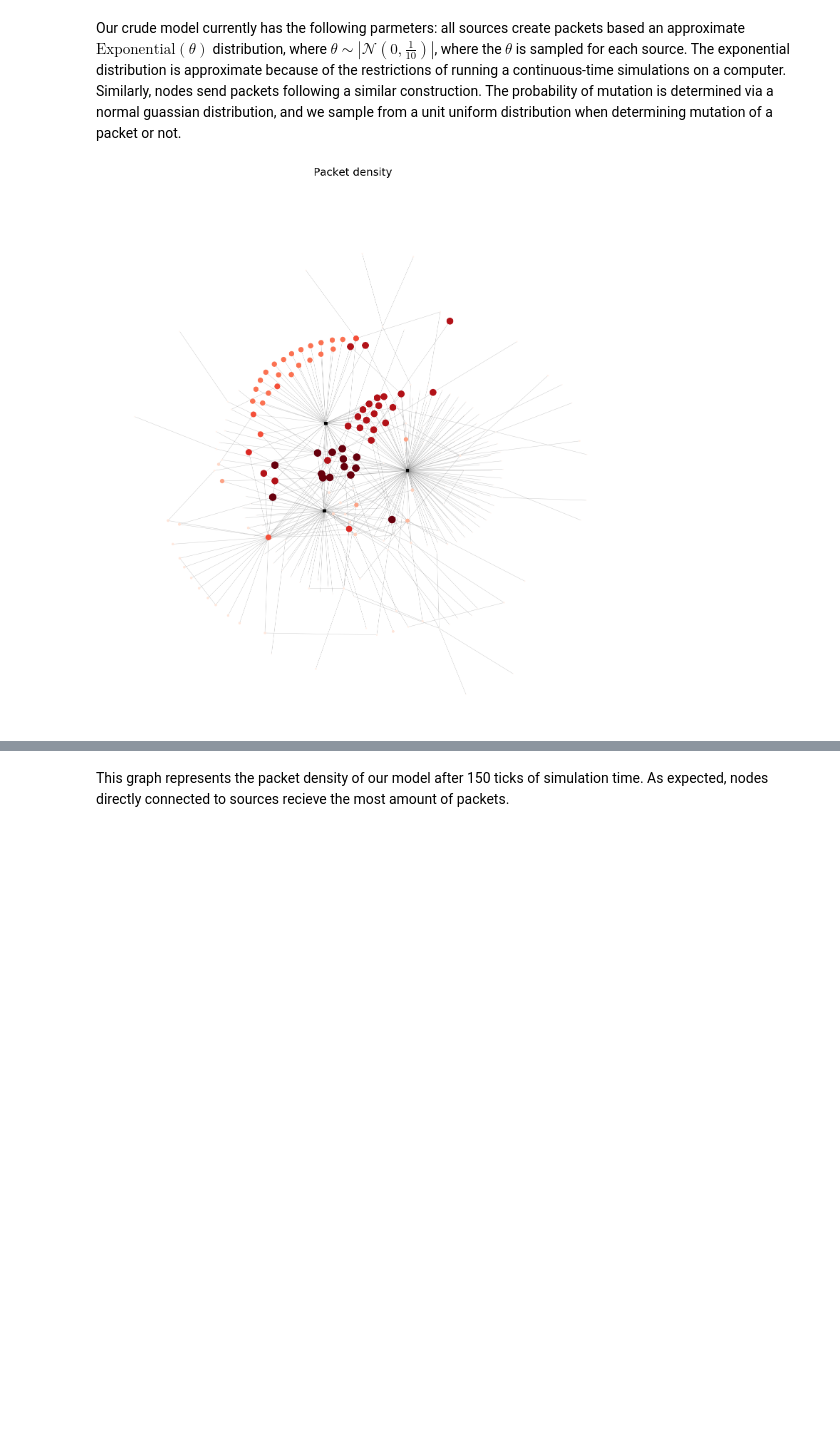
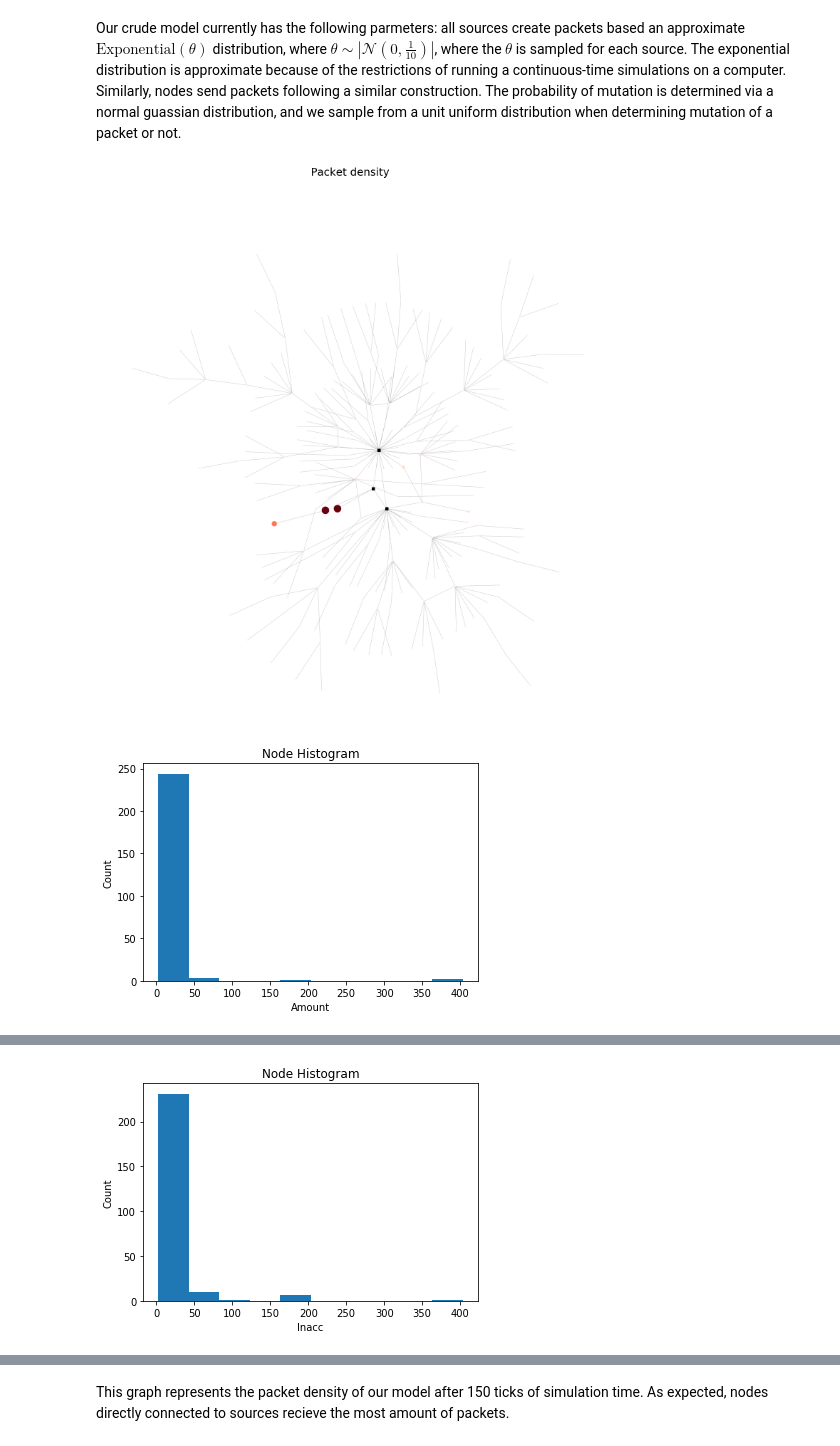
Before and after one commit to gallanoe/mis-sim, a Jupyter notebook: simulation_notebok.ipynb, the cells around one changed output, grey strips where cells are left out. Saved outputs shown, nothing was run; the diff lists cells and outputs as text; code cells hidden in the pictures; blank space fills up the shorter version.

```diff
--- a/simulation_notebok.ipynb
+++ b/simulation_notebok.ipynb
@@ -169,10 +182,14 @@ class Simulation(object):
   G: nx.Graph
 
   def __init__(self, nsources=3, nnodes=250, pedge=0.04):
+    self.nnodes = nnodes
+    self.spread_count = []
     self.env = sp.Environment()
     # Create network - scale-free network
     counter = 0
-    G_tmp = nx.scale_free_graph(nsources + nnodes).to_undirected()
+#     G_tmp = nx.scale_free_graph(nsources + nnodes).to_undirected()
+    G_tmp = nx.scale_free_graph(nsources + nnodes, beta=pedge, alpha = (1-pedge)/2, gamma=(1-pedge)/2).to_undirected()
+
     # Convert scale free network into a simple graph
     self.G = nx.Graph()
     self.G.add_nodes_from(G_tmp)
@@ -191,7 +208,13 @@ class Simulation(object):
       counter += 1
 
   def run(self, until):
-    self.env.run(until=until)
+    for i in range(1,until+1):
+
+      self.env.run(until=i)
+
+      # Calculate number of nodes that have been visited
+      num_visited = sum([len(self.nodes[i].recieved) > 0 for i in self.nodes])
+      self.spread_count.append((num_visited + len(self.sources))/self.nnodes)
 
   def graph(self, metric='amount'):
 
@@ -250,12 +273,36 @@ class Simulation(object):
     # plt.subplot(313)
     # plt.title('Packet recency')
     # nx.draw(self.G, pos=pos, node_size=0, alpha=0.4, edge_color='r', font_size=12, with_labels=True)
+    return info
+
+  def hist(self, info, metric, num_bins = 10):
+    n, bins, patches = plt.hist(info, num_bins)
+    plt.xlabel(metric.capitalize())
+    plt.ylabel('Count')
+    plt.title("Node Histogram")
+    plt.show()
+
+  def above(self, info, threshold):
+    return sum(i > threshold for i in info)
+
+  def below(self, info, threshold):
+    return sum(i < threshold for i in info)
+
+  def visualize(self, threshold = []):
+        metrics = ['amount', 'inacc', 'recency']
+        for metric in metrics:
+            info = self.graph(metric)
+            self.hist(info, metric)
+            for i in threshold:
+                print("Count above threshold " + str(i) + ": " + str(self.above(info, i)))
+                print("Count below threshold " + str(i) + ": " + str(self.below(info, i)))
 # %% [markdown]
 Our crude model currently has the following parmeters: all sources create packets based an approximate $\text{Exponential}(\theta)$ distribution, where $\theta \sim |\mathcal{N}(0, \frac{1}{10})|$, where the $\theta$ is sampled for each source. The exponential distribution is approximate because of the restrictions of running a continuous-time simulations on a computer. Similarly, nodes send packets following a similar construction. The probability of mutation is determined via a normal guassian distribution, and we sample from a unit uniform distribution when determining mutation of a packet or not.
 # %%
 sim = Simulation()
 sim.run(150)
-# %%
-sim.graph('amount')
-# %% [output]
-[figure, removed]
+# %%
+sim.visualize()
+# %% [output]
+[figure, added]
+[figure, added]
@@ -261,0 +310 @@ sim.graph('amount')
+[figure, added]
```
Also changed, not shown: parts of 8 cells of this notebook.
